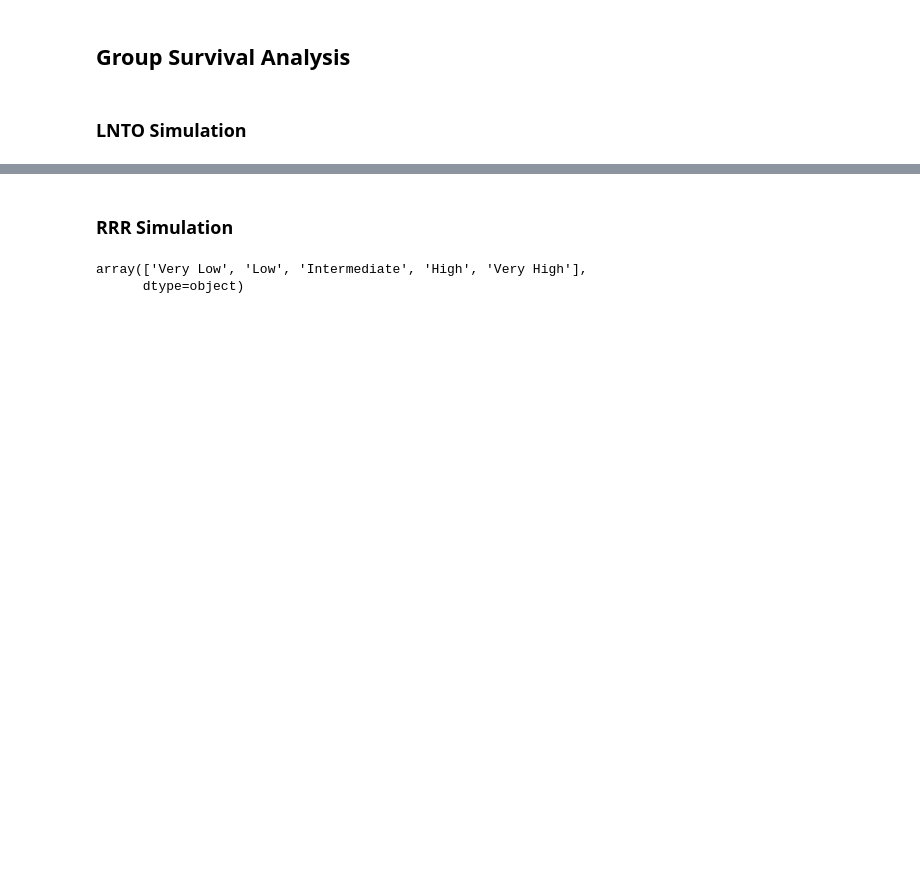
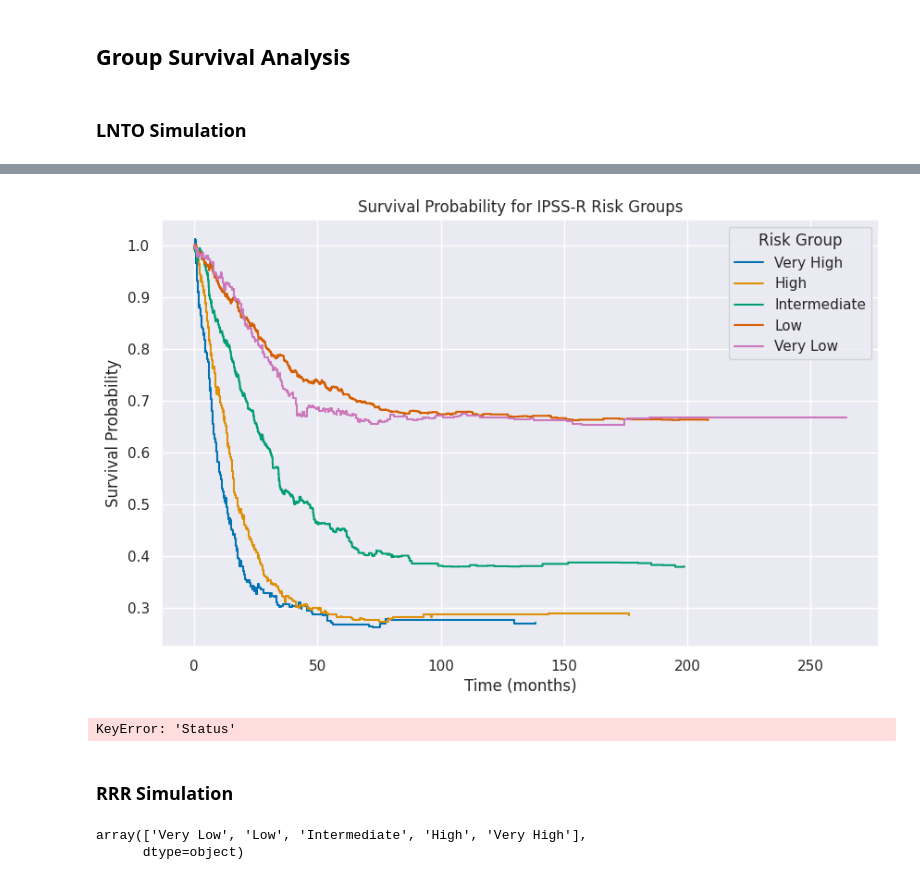
Before and after one commit to Kekkodf/DP-SurvAnalysis, a Jupyter notebook: src/dp_notebook.ipynb, the cells around one changed output, grey strips where cells are left out. Drawn from its saved outputs; the diff is of its cells as text; code cells hidden in the pictures; blank space fills up the shorter version.

```diff
--- a/src/dp_notebook.ipynb
+++ b/src/dp_notebook.ipynb
@@ -202,0 +191,3 @@ df
+# %%
+df_lnto = lnto_grouped(df_ipssr, 1, 'Risk Group')
+df_lnto
@@ -203,3 +208,35 @@ df
+# %%
+plt.figure(figsize=(10,6))
+risk_groups = df_lnto['Risk Group'].unique()
+for group in ['Very High', 'High', 'Intermediate', 'Low', 'Very Low']:
+    # Filter the data for the current group
+    group_data = df_lnto[df_lnto['Risk Group'] == group]
+    times = np.array(group_data['Time'])
+    S = np.array(group_data['S'])
+    #sort by time and respective survival probability
+    times, S = zip(*sorted(zip(times, S)))
+    plt.step(times, S, where='post', label=group)
+
+plt.xlabel('Time (months)')
+plt.ylabel('Survival Probability')
+plt.title('Survival Probability for IPSS-R Risk Groups')
+plt.legend(title='Risk Group')
+plt.show()
+# %% [output]
+[figure, added]
+# %%
+#compute the median survival time and the confidence interval for each group
+kmf = KaplanMeierFitter()
+groups = df_lnto['Risk Group'].unique()
+
+for group in groups:
+    group_data = df_lnto[df_lnto['Risk Group'] == group]
+    kmf.fit(group_data['Time'], event_observed=group_data['Status'], label=group)
+    median_survival = kmf.median_survival_time_
+    ci_median_survival = lifelines.statistics.median_survival_times(kmf.confidence_interval_)
+    print(f'Group: {group}, Median Survival Time: {median_survival}, 95% CI: {ci_median_survival}')
+# %% [output]
+KeyError: 'Status'
 # %% [markdown]
 ### RRR Simulation
 # %%
```
Also changed, not shown: parts of 6 cells of this notebook, 9 other files.
